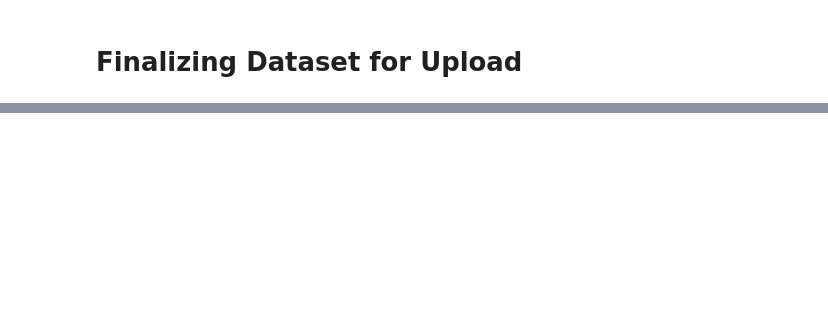
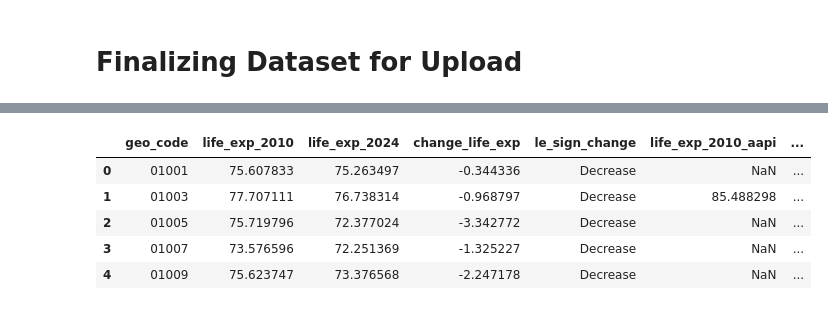
Before and after one commit to datascisteven/DSNY9-Disparities-in-Life-Expectancy-Dashboard, a Jupyter notebook: Preparing for Tableau.ipynb, the cells around one changed output, grey strips where cells are left out. Saved outputs shown, nothing was run; the diff lists cells and outputs as text; code cells hidden in the pictures; blank space fills up the shorter version.

```diff
--- a/Preparing for Tableau.ipynb
+++ b/Preparing for Tableau.ipynb
@@ -1111,0 +1307,32 @@ pd.DataFrame(top_negative_corr)
+# %%
+df_result["le_sign_change_aapi"] = np.where(
+    df_result["change_life_exp_aapi"] > 0,
+    "Increase",
+    (
+        np.where(
+            df_result["change_life_exp_aapi"] < 0,
+            "Decrease",
+            (
+                np.where(
+                    np.isnan(df_result["change_life_exp_aapi"]), "None", "No Change"
+                )
+            ),
+        )
+    ),
+)
+# %%
+df_result["le_sign_change_hispanic"] = np.where(
+    df_result["change_life_exp_hispanic"] > 0,
+    "Increase",
+    (
+        np.where(
+            df_result["change_life_exp_hispanic"] < 0,
+            "Decrease",
+            (
+                np.where(
+                    np.isnan(df_result["change_life_exp_hispanic"]), "None", "No Change"
+                )
+            ),
+        )
+    ),
+)
@@ -1111,0 +1348,10 @@ pd.DataFrame(top_negative_corr)
+# %%
+final_df = life_exp.merge(df_result, on='geo_code', how='left')
+final_df.head()
+# %% [output]
+|  | geo_code | life_exp_2010 | life_exp_2024 | change_life_exp | le_sign_change | life_exp_2010_aapi | ... |
+| 0 | 01001 | 75.607833 | 75.263497 | -0.344336 | Decrease | NaN | ... |
+| 1 | 01003 | 77.707111 | 76.738314 | -0.968797 | Decrease | 85.488298 | ... |
+| 2 | 01005 | 75.719796 | 72.377024 | -3.342772 | Decrease | NaN | ... |
+| 3 | 01007 | 73.576596 | 72.251369 | -1.325227 | Decrease | NaN | ... |
+| 4 | 01009 | 75.623747 | 73.376568 | -2.247178 | Decrease | NaN | ... |
```
Also changed, not shown: parts of 28 cells of this notebook, 1 other file.
